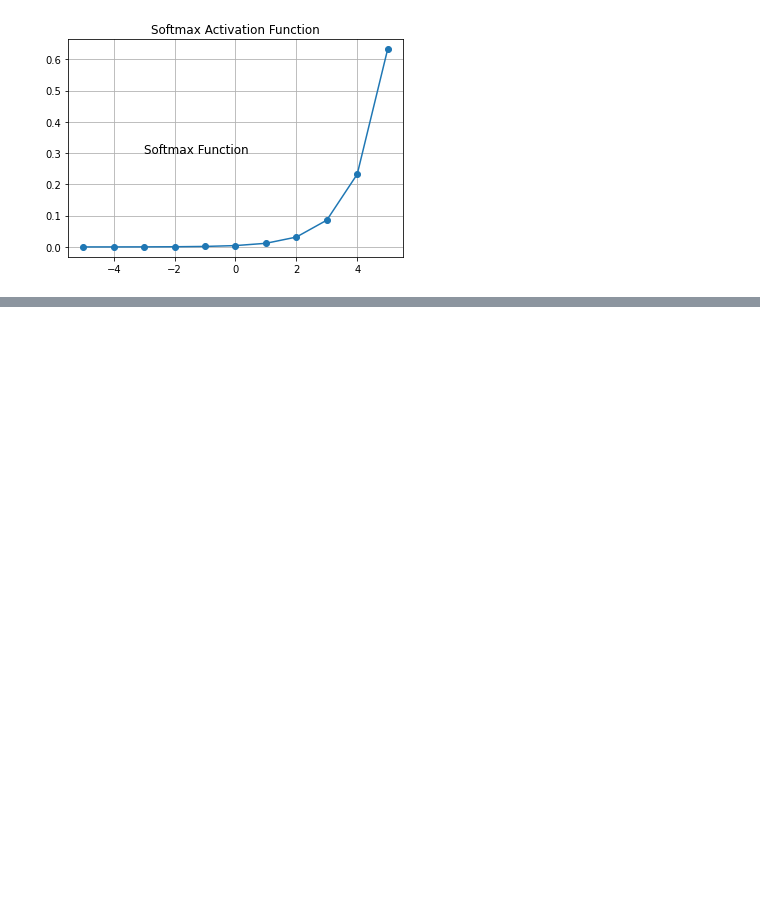
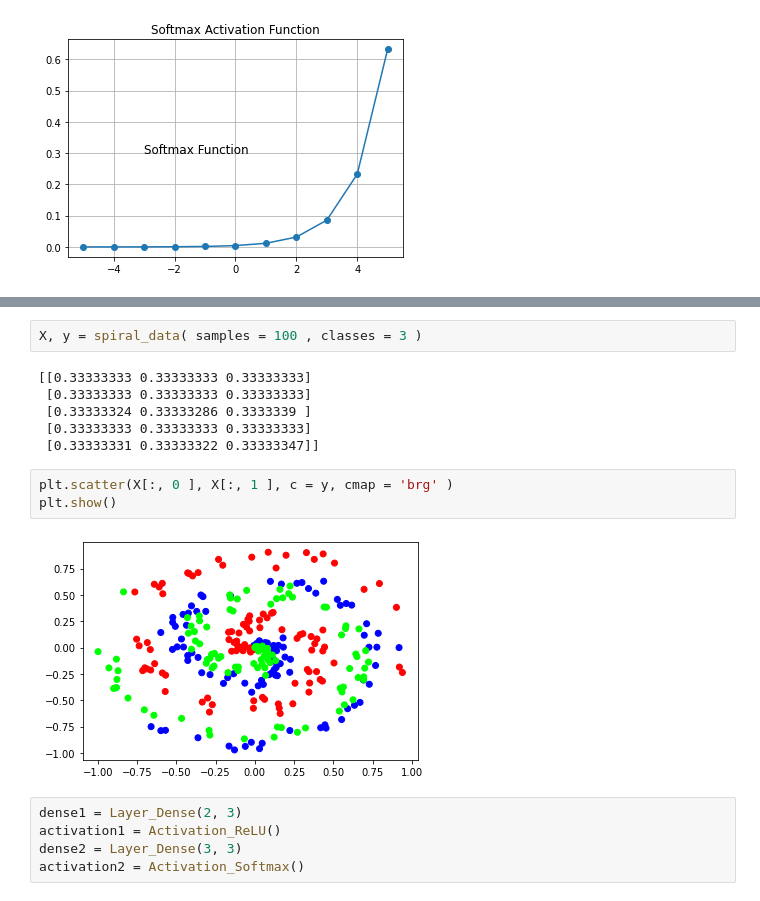
Before and after one commit to Muhammad-Sheraz-ds/Neural-Networks-From-Scratch-In-Python, a Jupyter notebook: Lec 3 (Activation Functions).ipynb, the cells around one changed output, grey strips where cells are left out. Drawn from its saved outputs; the diff is of its cells as text; blank space fills up the shorter version.

```diff
--- a/Lec 3 (Activation Functions).ipynb
+++ b/Lec 3 (Activation Functions).ipynb
@@ -161,0 +339,18 @@ plt.show()
+# %%
+X, y = spiral_data( samples = 100 , classes = 3 )
+# %% [output]
+[[0.33333333 0.33333333 0.33333333]
+ [0.33333333 0.33333333 0.33333333]
+ [0.33333324 0.33333286 0.3333339 ]
+ [0.33333333 0.33333333 0.33333333]
+ [0.33333331 0.33333322 0.33333347]]
+# %%
+plt.scatter(X[:, 0 ], X[:, 1 ], c = y, cmap = 'brg' )
+plt.show()
+# %% [output]
+[figure, added]
+# %%
+dense1 = Layer_Dense(2, 3)
+activation1 = Activation_ReLU()
+dense2 = Layer_Dense(3, 3)
+activation2 = Activation_Softmax()
```
Also changed, not shown: parts of 27 cells of this notebook.
